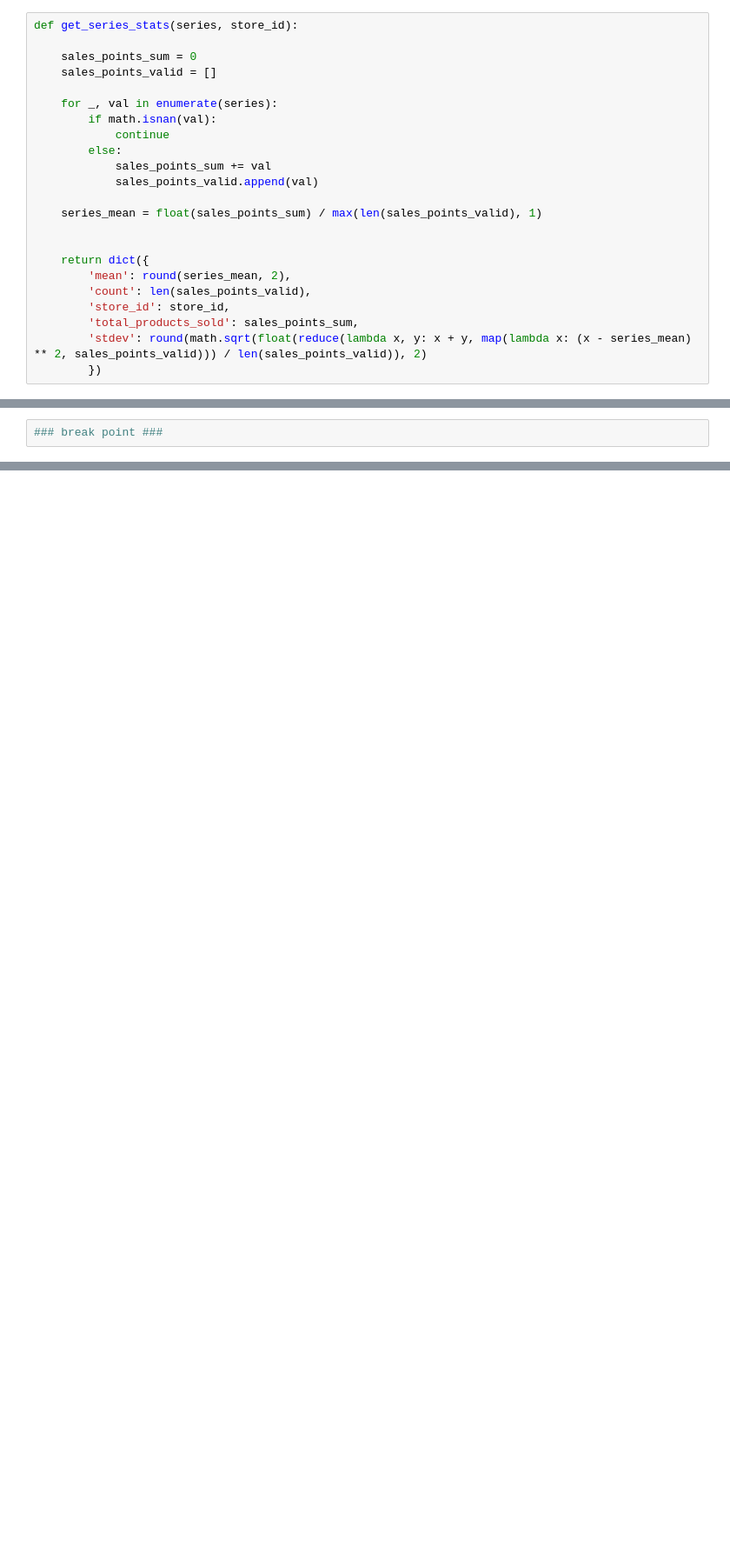
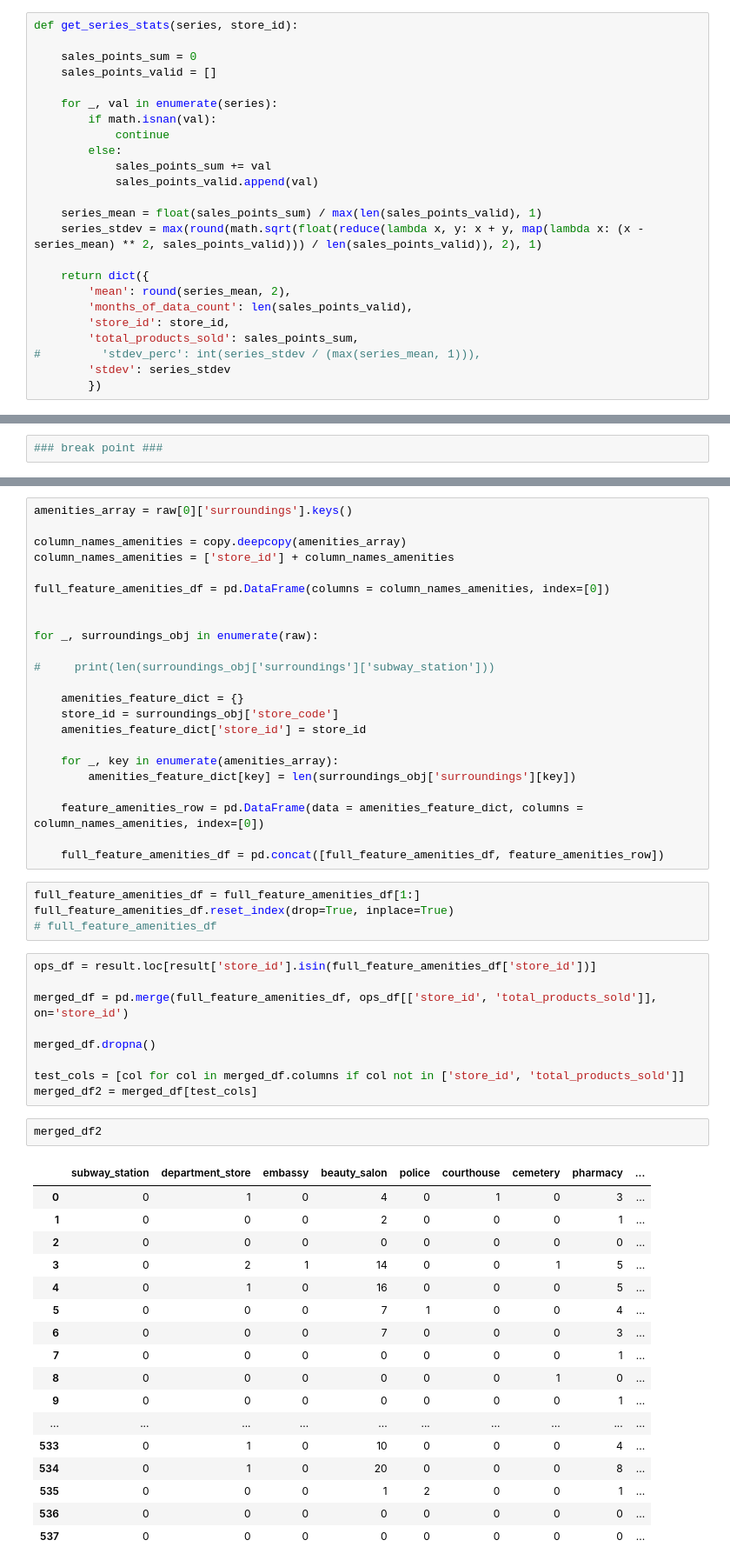
Before and after one commit to vdmasek/pmi, a Jupyter notebook: pmi_notebook.ipynb, the cells around one changed output, grey strips where cells are left out. Shown at 87% size. Saved outputs shown, nothing was run; the diff lists cells and outputs as text; blank space fills up the shorter version.

Commit message:
finished naive model without validation. Pipeline is working.

```diff
--- a/pmi_notebook.ipynb
+++ b/pmi_notebook.ipynb
@@ -47,14 +55,15 @@ def get_series_stats(series, store_id):
             sales_points_valid.append(val)
 
     series_mean = float(sales_points_sum) / max(len(sales_points_valid), 1)
-
+    series_stdev = max(round(math.sqrt(float(reduce(lambda x, y: x + y, map(lambda x: (x - series_mean) ** 2, sales_points_valid))) / len(sales_points_valid)), 2), 1)
 
     return dict({
         'mean': round(series_mean, 2),
-        'count': len(sales_points_valid),
+        'months_of_data_count': len(sales_points_valid),
         'store_id': store_id,
         'total_products_sold': sales_points_sum,
-        'stdev': round(math.sqrt(float(reduce(lambda x, y: x + y, map(lambda x: (x - series_mean) ** 2, sales_points_valid))) / len(sales_points_valid)), 2)
+#         'stdev_perc': int(series_stdev / (max(series_mean, 1))),
+        'stdev': series_stdev
         })
 # %%
 # aggregated all the sales data per month based on the column names.
@@ -139,0 +132,56 @@ Index: []
+# %%
+amenities_array = raw[0]['surroundings'].keys()
+
+column_names_amenities = copy.deepcopy(amenities_array)
+column_names_amenities = ['store_id'] + column_names_amenities
+
+full_feature_amenities_df = pd.DataFrame(columns = column_names_amenities, index=[0])
+
+
+for _, surroundings_obj in enumerate(raw):
+
+#     print(len(surroundings_obj['surroundings']['subway_station']))
+
+    amenities_feature_dict = {}
+    store_id = surroundings_obj['store_code']
+    amenities_feature_dict['store_id'] = store_id
+
+    for _, key in enumerate(amenities_array):
+        amenities_feature_dict[key] = len(surroundings_obj['surroundings'][key])
+
+    feature_amenities_row = pd.DataFrame(data = amenities_feature_dict, columns = column_names_amenities, index=[0])
+
+    full_feature_amenities_df = pd.concat([full_feature_amenities_df, feature_amenities_row])
+# %%
+full_feature_amenities_df = full_feature_amenities_df[1:]
+full_feature_amenities_df.reset_index(drop=True, inplace=True)
+# full_feature_amenities_df
+# %%
+ops_df = result.loc[result['store_id'].isin(full_feature_amenities_df['store_id'])]
+
+merged_df = pd.merge(full_feature_amenities_df, ops_df[['store_id', 'total_products_sold']], on='store_id')
+
+merged_df.dropna()
+
+test_cols = [col for col in merged_df.columns if col not in ['store_id', 'total_products_sold']]
+merged_df2 = merged_df[test_cols]
+# %%
+merged_df2
+# %% [output]
+|  | subway_station | department_store | embassy | beauty_salon | police | courthouse | cemetery | pharmacy | ... |
+| 0 | 0 | 1 | 0 | 4 | 0 | 1 | 0 | 3 | ... |
+| 1 | 0 | 0 | 0 | 2 | 0 | 0 | 0 | 1 | ... |
+| 2 | 0 | 0 | 0 | 0 | 0 | 0 | 0 | 0 | ... |
+| 3 | 0 | 2 | 1 | 14 | 0 | 0 | 1 | 5 | ... |
+| 4 | 0 | 1 | 0 | 16 | 0 | 0 | 0 | 5 | ... |
+| 5 | 0 | 0 | 0 | 7 | 1 | 0 | 0 | 4 | ... |
+| 6 | 0 | 0 | 0 | 7 | 0 | 0 | 0 | 3 | ... |
+| 7 | 0 | 0 | 0 | 0 | 0 | 0 | 0 | 1 | ... |
+| 8 | 0 | 0 | 0 | 0 | 0 | 0 | 1 | 0 | ... |
+| 9 | 0 | 0 | 0 | 0 | 0 | 0 | 0 | 1 | ... |
+| ... | ... | ... | ... | ... | ... | ... | ... | ... | ... |
+| 533 | 0 | 1 | 0 | 10 | 0 | 0 | 0 | 4 | ... |
+| 534 | 0 | 1 | 0 | 20 | 0 | 0 | 0 | 8 | ... |
+| 535 | 0 | 0 | 0 | 1 | 2 | 0 | 0 | 1 | ... |
+| 536 | 0 | 0 | 0 | 0 | 0 | 0 | 0 | 0 | ... |
+| 537 | 0 | 0 | 0 | 0 | 0 | 0 | 0 | 0 | ... |
```
Also changed, not shown: parts of 31 cells of this notebook.
